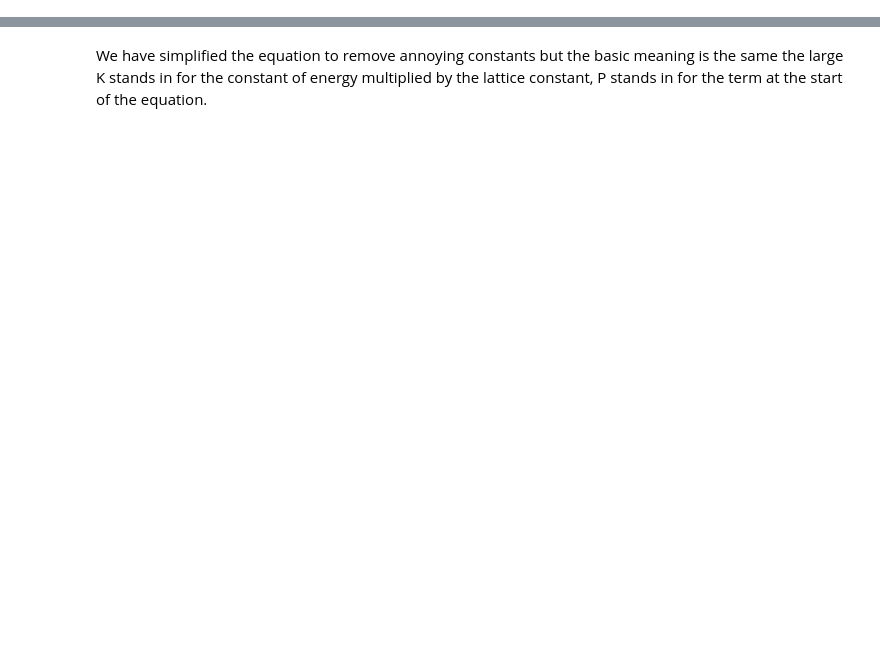
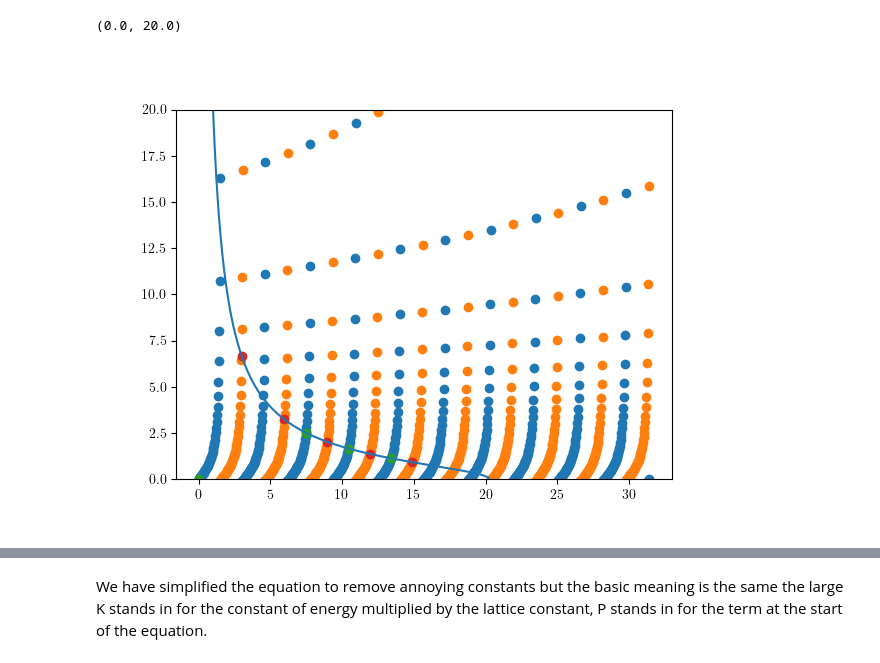
Before and after one commit to MTLphys/ManyBodyTheory, a Jupyter notebook: Class 2 1D Periodic Potential/Section1CalculatingBandstructure.ipynb, the cells around one changed output, grey strips where cells are left out. Saved outputs shown, nothing was run; the diff lists cells and outputs as text; code cells hidden in the pictures; blank space fills up the shorter version.

```diff
--- a/Class 2 1D Periodic Potential/Section1CalculatingBandstructure.ipynb
+++ b/Class 2 1D Periodic Potential/Section1CalculatingBandstructure.ipynb
@@ -29,0 +75,16 @@ Next and most importantly for this discussion is the topic of band structure, or
+# %%
+
+z0= w*np.sqrt(2*m*Egap)
+N=10
+zetar = [fsolve(zetafunc,n*np.pi/2,z0) for n in range(N)]
+etar = [fsolve(etafunc,(n)*np.pi/2,z0) for n in range(N)]
+
+zeta = np.linspace(0,np.pi*N,1000)
+fig, ax = plt.subplots()
+ax.plot(zeta,np.sqrt((z0/zeta)**2-1))
+ax.scatter(zeta, np.tan(zeta))
+ax.scatter(zeta,-1/np.tan(zeta))
+ax.scatter(zetar,np.tan(zetar))
+ax.scatter(etar,-1/np.tan(etar))
+ax.set_ylim(0,20)
+# %% [output]
@@ -29,0 +92,2 @@ Next and most importantly for this discussion is the topic of band structure, or
+(0.0, 20.0)
+[figure, added]
```
Also changed, not shown: parts of 11 cells of this notebook, 3 other files.
